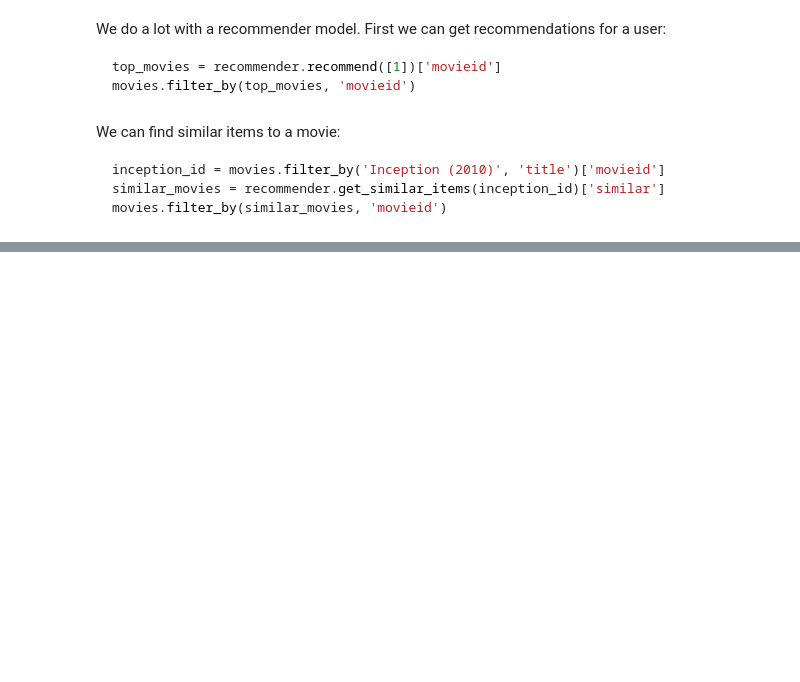
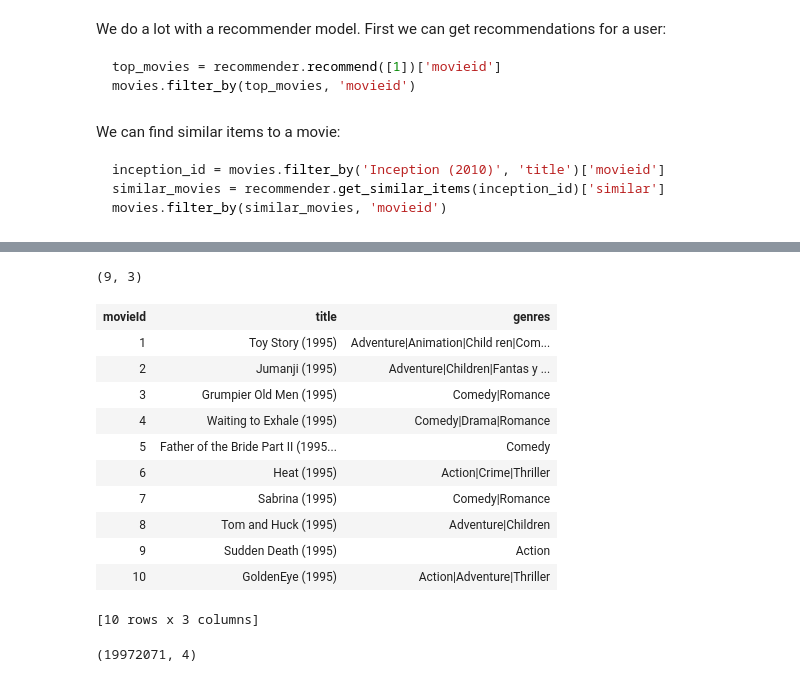
Before and after one commit to supwest/graphlab_demo, a Jupyter notebook: recommender_demo.ipynb, the cells around one changed output, grey strips where cells are left out. Saved outputs shown, nothing was run; the diff lists cells and outputs as text; code cells hidden in the pictures; blank space fills up the shorter version.

````diff
--- a/recommender_demo.ipynb
+++ b/recommender_demo.ipynb
@@ -27,3 +31,15 @@ inception_id = movies.filter_by('Inception (2010)', 'title')['movieid']
 similar_movies = recommender.get_similar_items(inception_id)['similar']
 movies.filter_by(similar_movies, 'movieid')
 ```
+# %%
+def add_path(base, name):
+    return base+name
+
+
+
+if __name__ == '__main__':
+    base_path = "./data/sample-movie-recommender-master/dataset/ml-20m/"
+    ratings_path = add_path(base_path, "ratings.csv")
+    movies_path = add_path(base_path, "movies.csv")
+    ratings = gl.SFrame.read_csv(ratings_path)
+    movies = gl.SFrame.read_csv(movies_path)
@@ -29,0 +73,26 @@ movies.filter_by(similar_movies, 'movieid')
+# %%
+movies.head()
+movies[0]
+movies[movies['movieId'] < 10]
+movies[movies['movieId'] < 10].shape
+# %% [output]
+(9, 3)
+# %%
+df = movies.to_dataframe()
+df.info()
+# %%
+sf = gl.SFrame(df)
+sf.head()
+# %% [output]
+| movieId | title | genres |
+| 1 | Toy Story (1995) | Adventure|Animation|Child ren|Com... |
+| 2 | Jumanji (1995) | Adventure|Children|Fantas y ... |
+| 3 | Grumpier Old Men (1995) | Comedy|Romance |
+| 4 | Waiting to Exhale (1995) | Comedy|Drama|Romance |
+| 5 | Father of the Bride Part II (1995... | Comedy |
+| 6 | Heat (1995) | Action|Crime|Thriller |
+| 7 | Sabrina (1995) | Comedy|Romance |
+| 8 | Tom and Huck (1995) | Adventure|Children |
+| 9 | Sudden Death (1995) | Action |
+| 10 | GoldenEye (1995) | Action|Adventure|Thriller |
+[10 rows x 3 columns]
@@ -29,0 +102,4 @@ movies.filter_by(similar_movies, 'movieid')
+# %%
+train.shape
+# %% [output]
+(19972071, 4)
````
Also changed, not shown: parts of 16 cells of this notebook, 1 other file.
